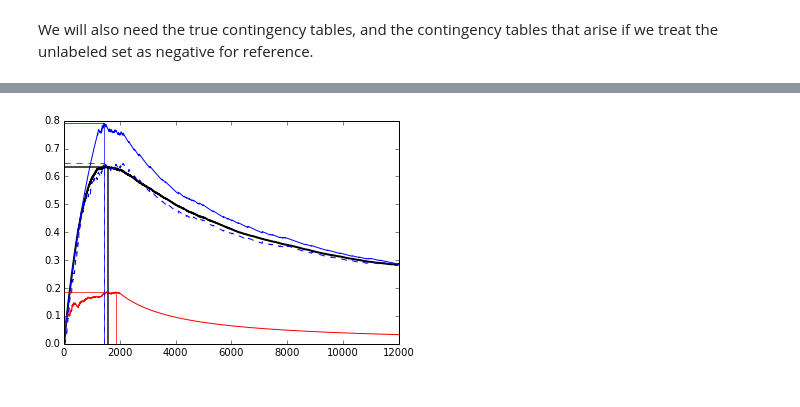
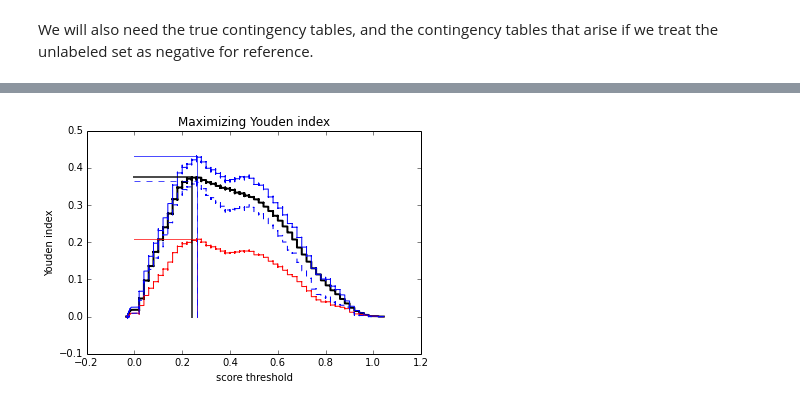
Before and after one commit to claesenm/semisup-metrics, a Jupyter notebook: thresholding.ipynb, the cells around one changed output, grey strips where cells are left out. Drawn from its saved outputs; the diff is of its cells as text; code cells hidden in the pictures.

```diff
--- a/thresholding.ipynb
+++ b/thresholding.ipynb
@@ -132,6 +137,14 @@ tables_pu = ss.compute_contingency_tables(labels=sort_labels, decision_values=so
                                           reference_lb=cdf_bounds.lower,
                                           reference_ub=cdf_bounds.upper,
                                           beta=betahat, presorted=True)
+
+# we will also use the ecdf of known positives as a 'central' reference curve
+known_pos_ranks = [idx for idx, lab in enumerate(sort_labels) if lab]
+known_pos_ecdf = ss.zoh(*zip(*ss.compute_ecdf_curve(known_pos_ranks)))
+tables_central = ss.compute_contingency_tables(labels=sort_labels, decision_values=sort_dv,
+                                               reference_lb=known_pos_ecdf,
+                                               reference_ub=known_pos_ecdf,
+                                               beta=betahat, presorted=True)
 # %% [markdown]
 We will also need the true contingency tables, and the contingency tables that arise if we treat the unlabeled set as negative for reference.
 # %%
@@ -158,5 +171,5 @@ def compute_cts(sorted_labels):
 true_cts = compute_cts(sort_true_labels)
 
 # contingency tables when treating beta as 0
-neg_cts = compute_cts(map(lambda x: False if x is None else x, labels))
+neg_cts = compute_cts(map(lambda x: False if x is None else x, sort_labels))
 # %% [markdown]
@@ -172,48 +181,58 @@ The optimum of the estimated bounds is not on the same ranks, but it is far clos
 # %%
-# F1 per rank
-# function to compute F1 score from contingency tables
-def F1(ct):
-    precision = ss.precision(ct)
-    recall = ss.TPR(ct)
-    return 2.0 * precision * recall / max([precision + recall, 0.000001])
+# Youden index per rank
+# function to compute the Youden index score from contingency tables
+def Youden(ct):
+    tpr = ss.TPR(ct)
+    fpr = float(ct.FP) / (ct.FP + ct.TN)
+    return tpr - fpr
 
 # lists of all F1 scores per rank
-F1s_true = map(F1, true_cts)
-F1s_neg = map(F1, neg_cts)
-F1s_point_lo = map(F1, tables_pu.lower)
-F1s_point_up = map(F1, tables_pu.upper)
+Ys_true = map(Youden, true_cts)
+Ys_neg = map(Youden, neg_cts)
+Ys_point_lo = map(Youden, tables_pu.lower)
+Ys_point_up = map(Youden, tables_pu.upper)
+Ys_central = map(Youden, tables_central.lower)
 
 # optimal cutoff ranks
 # function to return optimal the cutoff rank and associated F1 score
-optimal_cutoff_and_score = lambda F1s: max(enumerate(F1s), key=op.itemgetter(1))
-true_opt = optimal_cutoff_and_score(F1s_true)
-neg_opt = optimal_cutoff_and_score(F1s_neg)
-F1s_point_lo_opt = optimal_cutoff_and_score(F1s_point_lo)
-F1s_point_up_opt = optimal_cutoff_and_score(F1s_point_up)
+optimal_cutoff_and_score = lambda Ys: max(enumerate(Ys), key=op.itemgetter(1))
+def optimal_cutoff_and_score(Ys):
+    cutoff_rank, score = max(enumerate(Ys), key=op.itemgetter(1))
+    return sort_dv[cutoff_rank], score
 
-print('Optimal cutoffs \trank\tF1')
+true_opt = optimal_cutoff_and_score(Ys_true)
+neg_opt = optimal_cutoff_and_score(Ys_neg)
+Ys_point_lo_opt = optimal_cutoff_and_score(Ys_point_lo)
+Ys_point_up_opt = optimal_cutoff_and_score(Ys_point_up)
+Ys_central_opt = optimal_cutoff_and_score(Ys_central)
+
+print('Optimal cutoffs \tscore\tYouden index')
 print('-------------------------------------')
-print('true labels: \t\t%d\t%1.3f' % true_opt)
-print('beta=0: \t\t%d\t%1.3f' % neg_opt)
-print('lower bound point: \t%d\t%1.3f' % F1s_point_lo_opt)
-print('upper bound point: \t%d\t%1.3f' % F1s_point_up_opt)
+print('true labels: \t\t%1.3f\t%1.3f' % true_opt)
+print('beta=0: \t\t%1.3f\t%1.3f' % neg_opt)
+print('lower bound point: \t%1.3f\t%1.3f' % Ys_point_lo_opt)
+print('upper bound point: \t%1.3f\t%1.3f' % Ys_point_up_opt)
+print('central estimate: \t%1.3f\t%1.3f' % Ys_central_opt)
 
-xs = list(xrange(len(labels)))
+xs = map(lambda x: sort_dv[x], list(xrange(len(labels))))
 fig = plt.figure(5)
 # utility functions (F1) of rank
-plt.plot(xs, F1s_true, 'k', linewidth=2)
-plt.plot(xs, F1s_neg, 'r')
-plt.plot(xs, F1s_point_lo, 'b--')
-plt.plot(xs, F1s_point_up, 'b-')
+plt.plot(xs, Ys_true, 'k', linewidth=2)
+plt.plot(xs, Ys_neg, 'r')
+plt.plot(xs, Ys_point_lo, 'b--')
+plt.plot(xs, Ys_point_up, 'b-')
 # location of optima
 plt.plot([true_opt[0], true_opt[0]], [0, true_opt[1]], 'k', linewidth=2, alpha=0.7)
 plt.plot([neg_opt[0], neg_opt[0]], [0, neg_opt[1]], 'r', alpha=0.7)
-plt.plot([F1s_point_lo_opt[0], F1s_point_lo_opt[0]], [0, F1s_point_lo_opt[1]], 'b--', alpha=0.7)
-plt.plot([F1s_point_up_opt[0], F1s_point_up_opt[0]], [0, F1s_point_up_opt[1]], 'b-', alpha=0.7)
+plt.plot([Ys_point_lo_opt[0], Ys_point_lo_opt[0]], [0, Ys_point_lo_opt[1]], 'b--', alpha=0.7)
+plt.plot([Ys_point_up_opt[0], Ys_point_up_opt[0]], [0, Ys_point_up_opt[1]], 'b-', alpha=0.7)
 # projection onto y-axis
 plt.plot([0, true_opt[0]], [true_opt[1], true_opt[1]], 'k', linewidth=2, alpha=0.7)
 plt.plot([0, neg_opt[0]], [neg_opt[1], neg_opt[1]], 'r', alpha=0.7)
-plt.plot([0, F1s_point_lo_opt[0]], [F1s_point_lo_opt[1], F1s_point_lo_opt[1]], 'b--', alpha=0.7)
-plt.plot([0, F1s_point_up_opt[0]], [F1s_point_up_opt[1], F1s_point_up_opt[1]], 'b-', alpha=0.7)
+plt.plot([0, Ys_point_lo_opt[0]], [Ys_point_lo_opt[1], Ys_point_lo_opt[1]], 'b--', alpha=0.7)
+plt.plot([0, Ys_point_up_opt[0]], [Ys_point_up_opt[1], Ys_point_up_opt[1]], 'b-', alpha=0.7)
+plt.xlabel('score threshold')
+plt.ylabel('Youden index')
+plt.title('Maximizing Youden index')
 plt.show()
 # %% [output]
@@ -226 +246 @@ upper bound point:      1430    0.791
-[figure, old version]
+[figure, new version]
```
Also changed, not shown: parts of 11 cells of this notebook, 1 other file.
